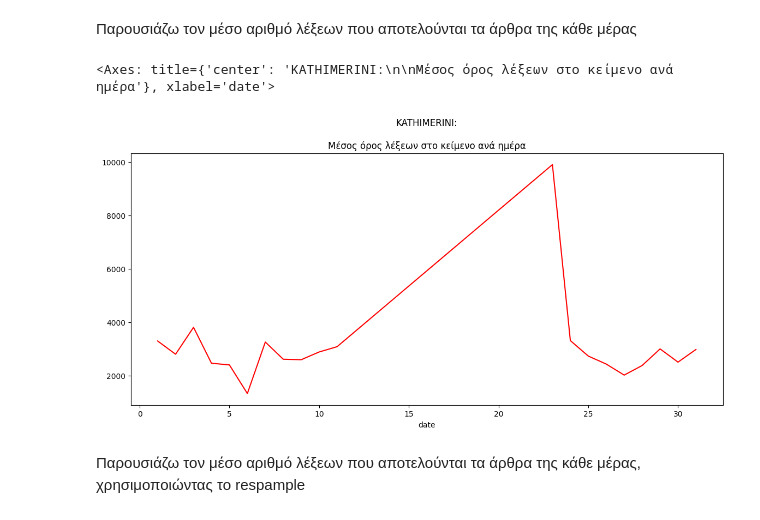
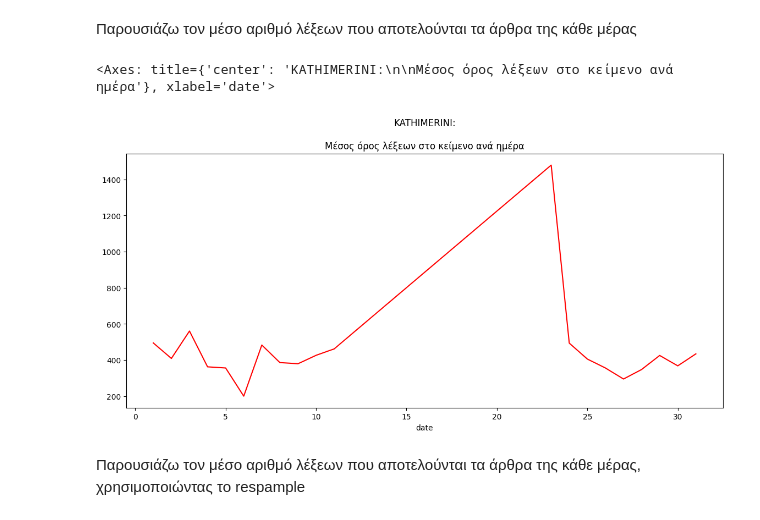
Before and after one commit to evintrella/Thesis, a Jupyter notebook: Analysis/kathimerini_analysis_final.ipynb, the cells around one changed output. Drawn from its saved outputs; the diff is of its cells as text; code cells hidden in the pictures.

```diff
--- a/Analysis/kathimerini_analysis_final.ipynb
+++ b/Analysis/kathimerini_analysis_final.ipynb
@@ -250,10 +270,10 @@ text_emot.set_index('date', inplace=True)
 # %% [markdown]
 Παρουσιάζω τον μέσο αριθμό λέξεων που αποτελούνται τα άρθρα της κάθε μέρας
 # %%
-short_df['text'].str.len().groupby(by=short_df.index.day).mean().plot(color="r", title='KATHIMERINI:\n\nΜέσος όρος λέξεων στο κείμενο ανά ημέρα',figsize=(14,6))
+short_df['text'].apply(lambda x: len(x.split())).groupby(by=short_df.index.day).mean().plot(color="r", title='KATHIMERINI:\n\nΜέσος όρος λέξεων στο κείμενο ανά ημέρα',figsize=(14,6))
 # %% [output]
 <Axes: title={'center': 'KATHIMERINI:\n\nΜέσος όρος λέξεων στο κείμενο ανά ημέρα'}, xlabel='date'>
-[figure, old version]
+[figure, new version]
 # %% [markdown]
 Παρουσιάζω τον μέσο αριθμό λέξεων που αποτελούνται τα άρθρα της κάθε μέρας, χρησιμοποιώντας το respample
 # %%
```
Also changed, not shown: parts of 4 cells of this notebook, 3 other files.
